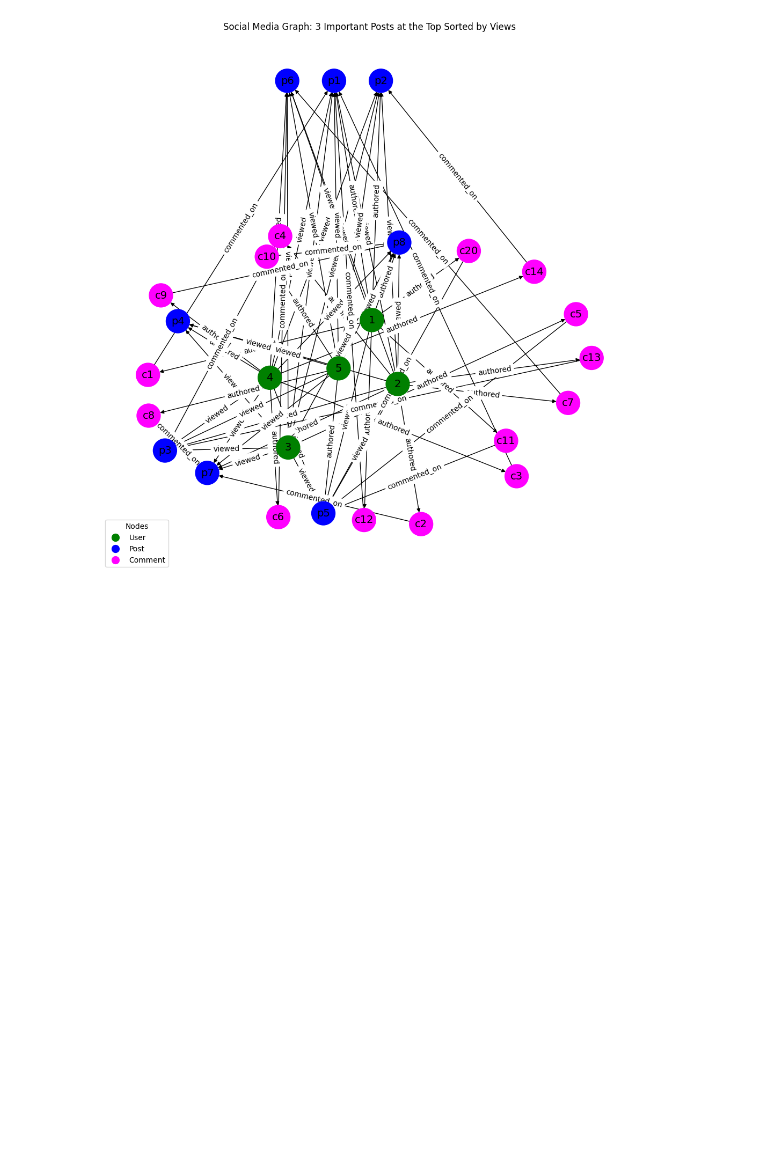
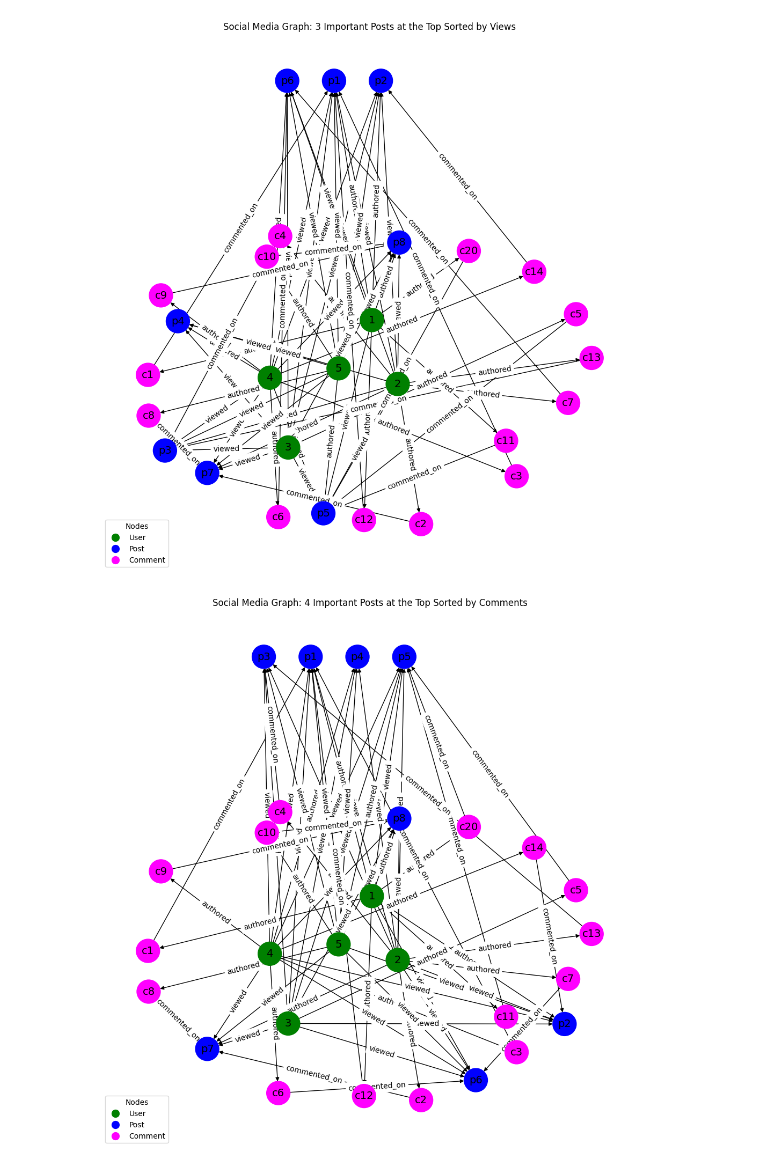
Before and after one commit to jswlee/ICS311_Assignment6, a Jupyter notebook: social-media-example-usage.ipynb, the cells around one changed output. Saved outputs shown, nothing was run; the diff lists cells and outputs as text; code cells hidden in the pictures; blank space fills up the shorter version.

```diff
--- a/social-media-example-usage.ipynb
+++ b/social-media-example-usage.ipynb
@@ -248,3 +263,7 @@ smg.display_graph(G)
 smg.display_important_posts(G, "views", .5, 3)
 # %% [output]
 [figure]
+# %%
+smg.display_important_posts(G, "comments", .5, 4)
+# %% [output]
+[figure, added]
```
Also changed, not shown: parts of 5 cells of this notebook.
